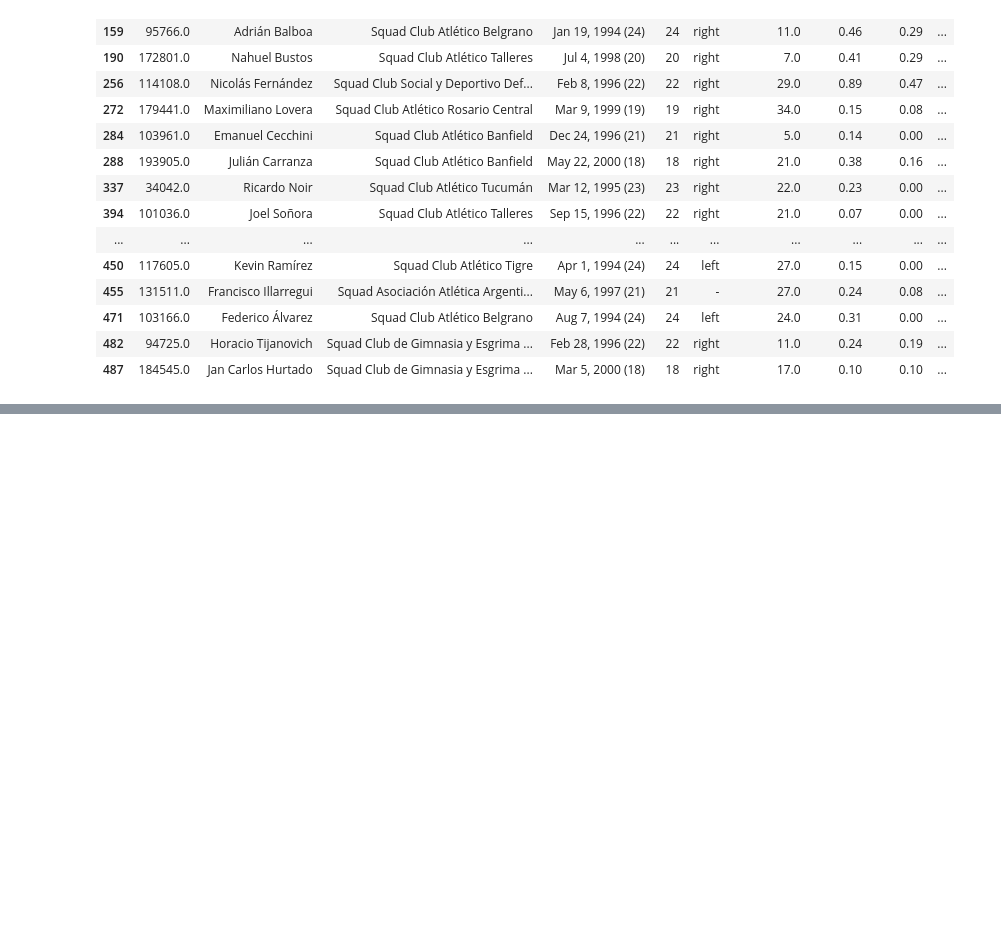
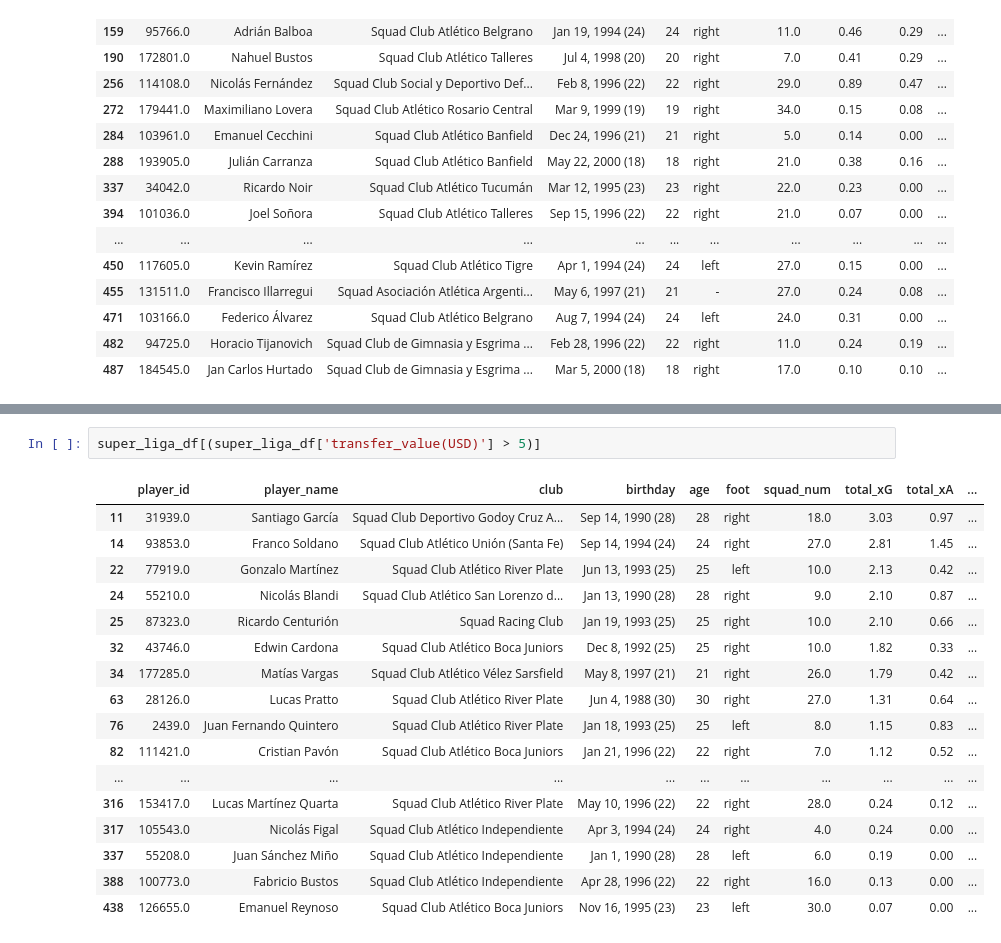
Before and after one commit to d-v-dlee/super_liga_xg, a Jupyter notebook: _player_xg_.ipynb, the cells around one changed output, grey strips where cells are left out. Saved outputs shown, nothing was run; the diff lists cells and outputs as text; blank space fills up the shorter version.

```diff
--- a/_player_xg_.ipynb
+++ b/_player_xg_.ipynb
@@ -207,0 +339,20 @@ pxg[(pxg['age'] < 25) & (pxg['transfer_value(USD)'] < 8) & (pxg['xG+xA/90'] > .3
+# %%
+super_liga_df[(super_liga_df['transfer_value(USD)'] > 5)]
+# %% [output]
+|  | player_id | player_name | club | birthday | age | foot | squad_num | total_xG | total_xA | ... |
+| 11 | 31939.0 | Santiago García | Squad Club Deportivo Godoy Cruz A... | Sep 14, 1990 (28) | 28 | right | 18.0 | 3.03 | 0.97 | ... |
+| 14 | 93853.0 | Franco Soldano | Squad Club Atlético Unión (Santa Fe) | Sep 14, 1994 (24) | 24 | right | 27.0 | 2.81 | 1.45 | ... |
+| 22 | 77919.0 | Gonzalo Martínez | Squad Club Atlético River Plate | Jun 13, 1993 (25) | 25 | left | 10.0 | 2.13 | 0.42 | ... |
+| 24 | 55210.0 | Nicolás Blandi | Squad Club Atlético San Lorenzo d... | Jan 13, 1990 (28) | 28 | right | 9.0 | 2.10 | 0.87 | ... |
+| 25 | 87323.0 | Ricardo Centurión | Squad Racing Club | Jan 19, 1993 (25) | 25 | right | 10.0 | 2.10 | 0.66 | ... |
+| 32 | 43746.0 | Edwin Cardona | Squad Club Atlético Boca Juniors | Dec 8, 1992 (25) | 25 | right | 10.0 | 1.82 | 0.33 | ... |
+| 34 | 177285.0 | Matías Vargas | Squad Club Atlético Vélez Sarsfield | May 8, 1997 (21) | 21 | right | 26.0 | 1.79 | 0.42 | ... |
+| 63 | 28126.0 | Lucas Pratto | Squad Club Atlético River Plate | Jun 4, 1988 (30) | 30 | right | 27.0 | 1.31 | 0.64 | ... |
+| 76 | 2439.0 | Juan Fernando Quintero | Squad Club Atlético River Plate | Jan 18, 1993 (25) | 25 | left | 8.0 | 1.15 | 0.83 | ... |
+| 82 | 111421.0 | Cristian Pavón | Squad Club Atlético Boca Juniors | Jan 21, 1996 (22) | 22 | right | 7.0 | 1.12 | 0.52 | ... |
+| ... | ... | ... | ... | ... | ... | ... | ... | ... | ... | ... |
+| 316 | 153417.0 | Lucas Martínez Quarta | Squad Club Atlético River Plate | May 10, 1996 (22) | 22 | right | 28.0 | 0.24 | 0.12 | ... |
+| 317 | 105543.0 | Nicolás Figal | Squad Club Atlético Independiente | Apr 3, 1994 (24) | 24 | right | 4.0 | 0.24 | 0.00 | ... |
+| 337 | 55208.0 | Juan Sánchez Miño | Squad Club Atlético Independiente | Jan 1, 1990 (28) | 28 | left | 6.0 | 0.19 | 0.00 | ... |
+| 388 | 100773.0 | Fabricio Bustos | Squad Club Atlético Independiente | Apr 28, 1996 (22) | 22 | right | 16.0 | 0.13 | 0.00 | ... |
+| 438 | 126655.0 | Emanuel Reynoso | Squad Club Atlético Boca Juniors | Nov 16, 1995 (23) | 23 | left | 30.0 | 0.07 | 0.00 | ... |
```
Also changed, not shown: parts of 17 cells of this notebook.
